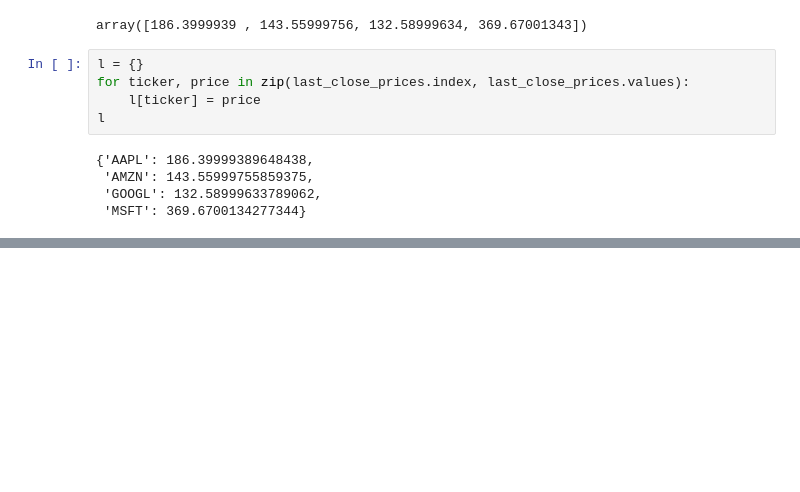
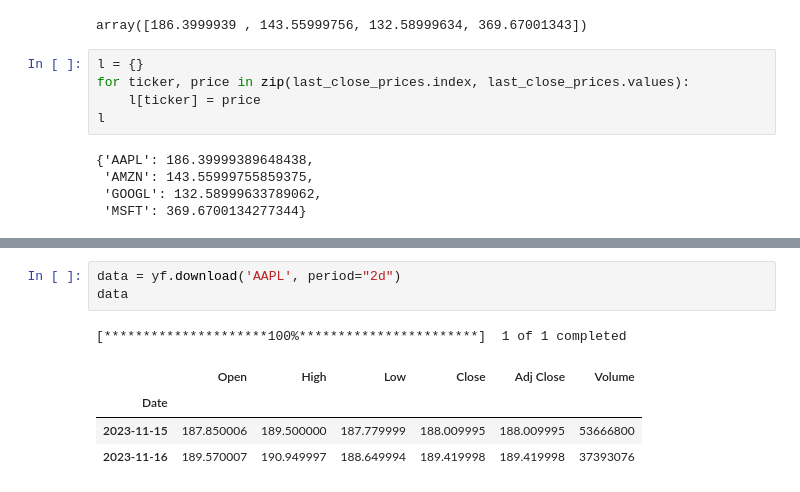
Before and after one commit to Luksonini/Momentum_wallet, a Jupyter notebook: user_portfolio/momentum2.ipynb, the cells around one changed output, grey strips where cells are left out. Drawn from its saved outputs; the diff is of its cells as text; blank space fills up the shorter version.

```diff
--- a/user_portfolio/momentum2.ipynb
+++ b/user_portfolio/momentum2.ipynb
@@ -1055,0 +1164,9 @@ portfolio_data[0]
+# %%
+data = yf.download('AAPL', period="2d")
+data
+# %% [output]
+[*********************100%***********************]  1 of 1 completed
+|  | Open | High | Low | Close | Adj Close | Volume |
+| Date |  |  |  |  |  |  |
+| 2023-11-15 | 187.850006 | 189.500000 | 187.779999 | 188.009995 | 188.009995 | 53666800 |
+| 2023-11-16 | 189.570007 | 190.949997 | 188.649994 | 189.419998 | 189.419998 | 37393076 |
```
Also changed, not shown: parts of 11 cells of this notebook, 11 other files.
